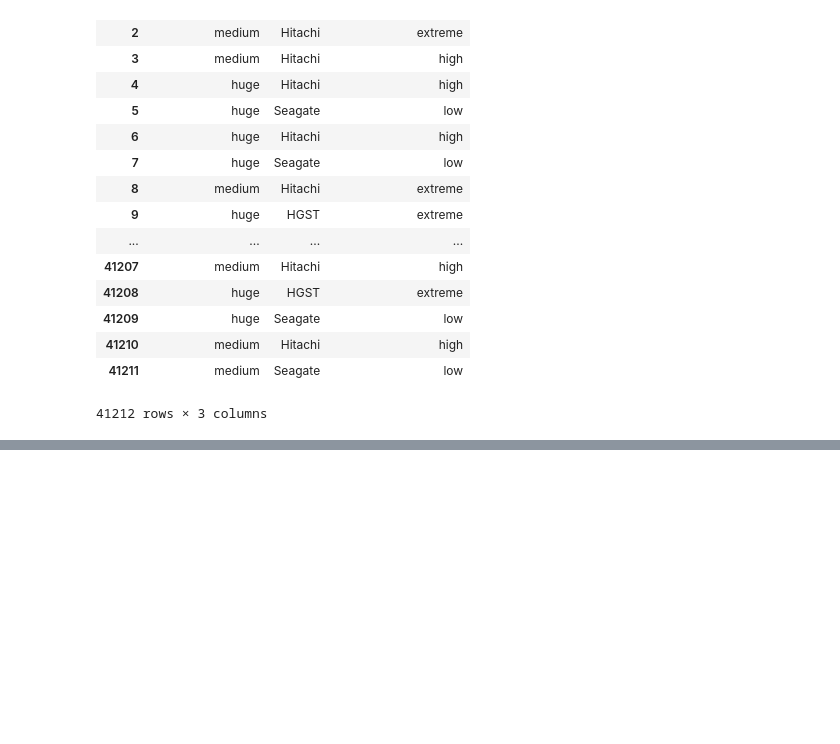
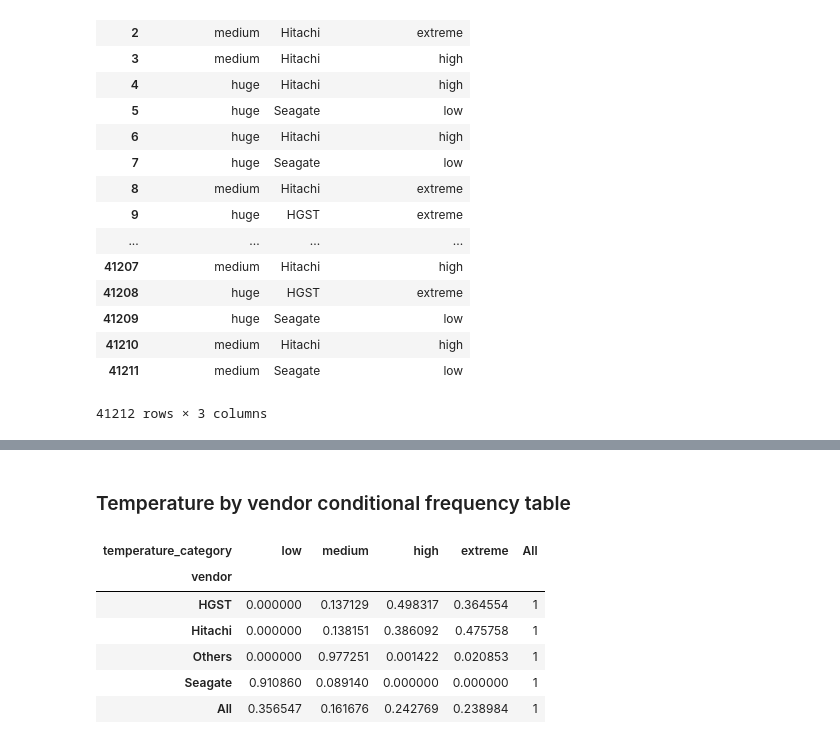
Before and after one commit to IIoTeP9HuY/Data_Analysis_and_Data_Mining_Class, a Jupyter notebook: Report.ipynb, the cells around one changed output, grey strips where cells are left out. Saved outputs shown, nothing was run; the diff lists cells and outputs as text; code cells hidden in the pictures; blank space fills up the shorter version.

```diff
--- a/Report.ipynb
+++ b/Report.ipynb
@@ -664,0 +754,12 @@ capacity_vendor_crosstab
+# %% [markdown]
+### Temperature by vendor conditional frequency table
+# %%
+temperature_vendor_result["first_by_second_frequency"]
+# %% [output]
+| temperature_category | low | medium | high | extreme | All |
+| vendor |  |  |  |  |  |
+| HGST | 0.000000 | 0.137129 | 0.498317 | 0.364554 | 1 |
+| Hitachi | 0.000000 | 0.138151 | 0.386092 | 0.475758 | 1 |
+| Others | 0.000000 | 0.977251 | 0.001422 | 0.020853 | 1 |
+| Seagate | 0.910860 | 0.089140 | 0.000000 | 0.000000 | 1 |
+| All | 0.356547 | 0.161676 | 0.242769 | 0.238984 | 1 |
```
Also changed, not shown: parts of 28 cells of this notebook.
